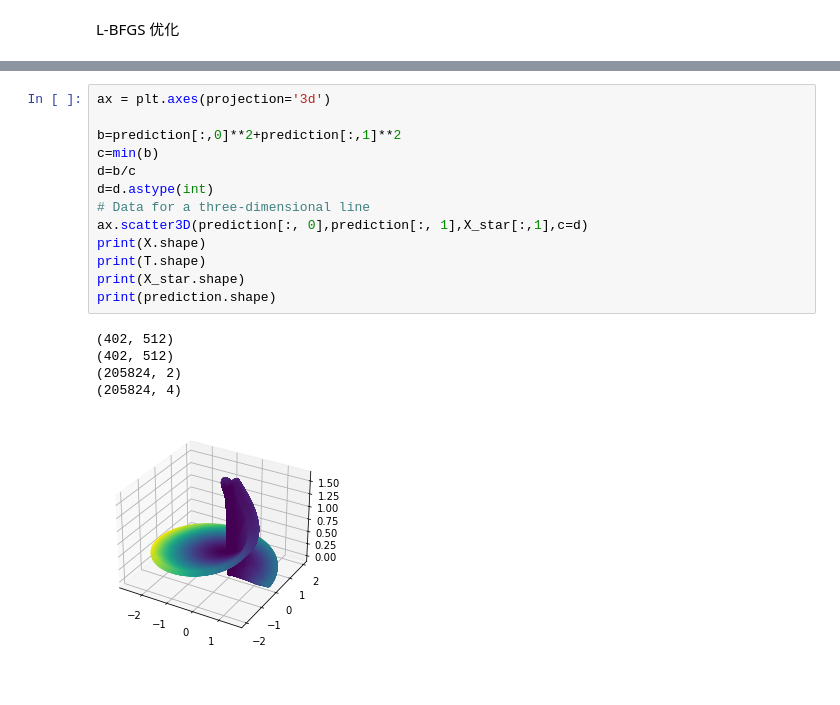
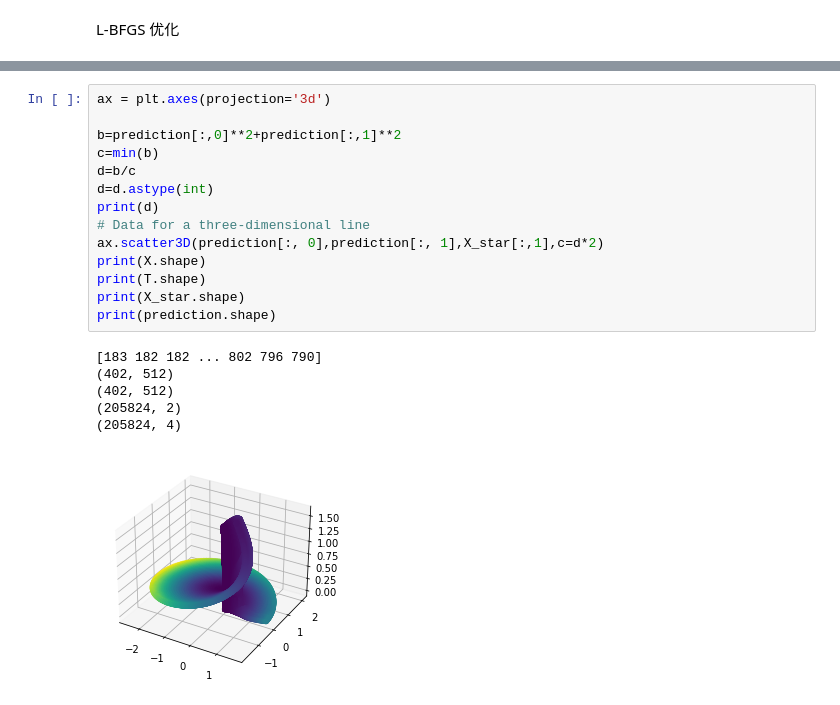
Before and after one commit to sk-yang666/PINN-on-NLS, a Jupyter notebook: 2.ipynb, the cells around one changed output, grey strips where cells are left out. Saved outputs shown, nothing was run; the diff lists cells and outputs as text.

```diff
--- a/2.ipynb
+++ b/2.ipynb
@@ -291,19 +298,21 @@ plt.show()
 # %%
 ax = plt.axes(projection='3d')
 
 b=prediction[:,0]**2+prediction[:,1]**2
 c=min(b)
 d=b/c
 d=d.astype(int)
+print(d)
 # Data for a three-dimensional line
-ax.scatter3D(prediction[:, 0],prediction[:, 1],X_star[:,1],c=d)
+ax.scatter3D(prediction[:, 0],prediction[:, 1],X_star[:,1],c=d*2)
 print(X.shape)
 print(T.shape)
 print(X_star.shape)
 print(prediction.shape)
 # %% [output]
+[183 182 182 ... 802 796 790]
 (402, 512)
 (402, 512)
 (205824, 2)
 (205824, 4)
-[figure, old version]
+[figure, new version]
```
Also changed, not shown: parts of 4 cells of this notebook.
